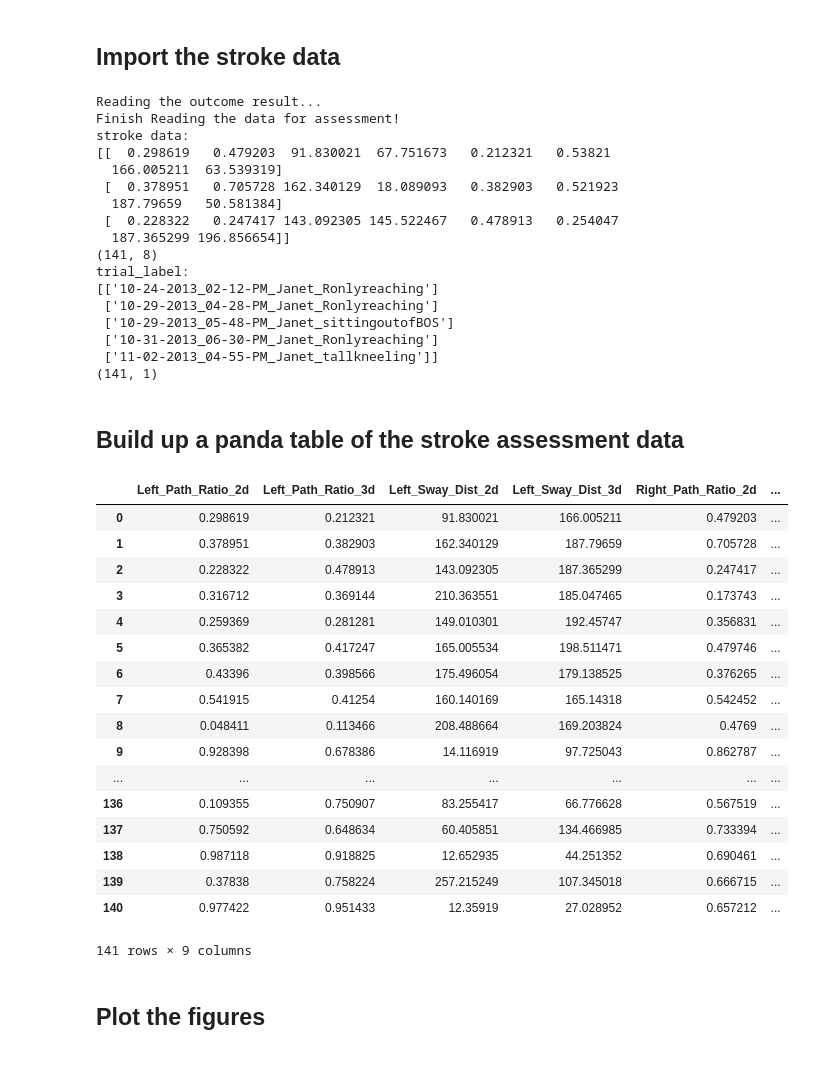
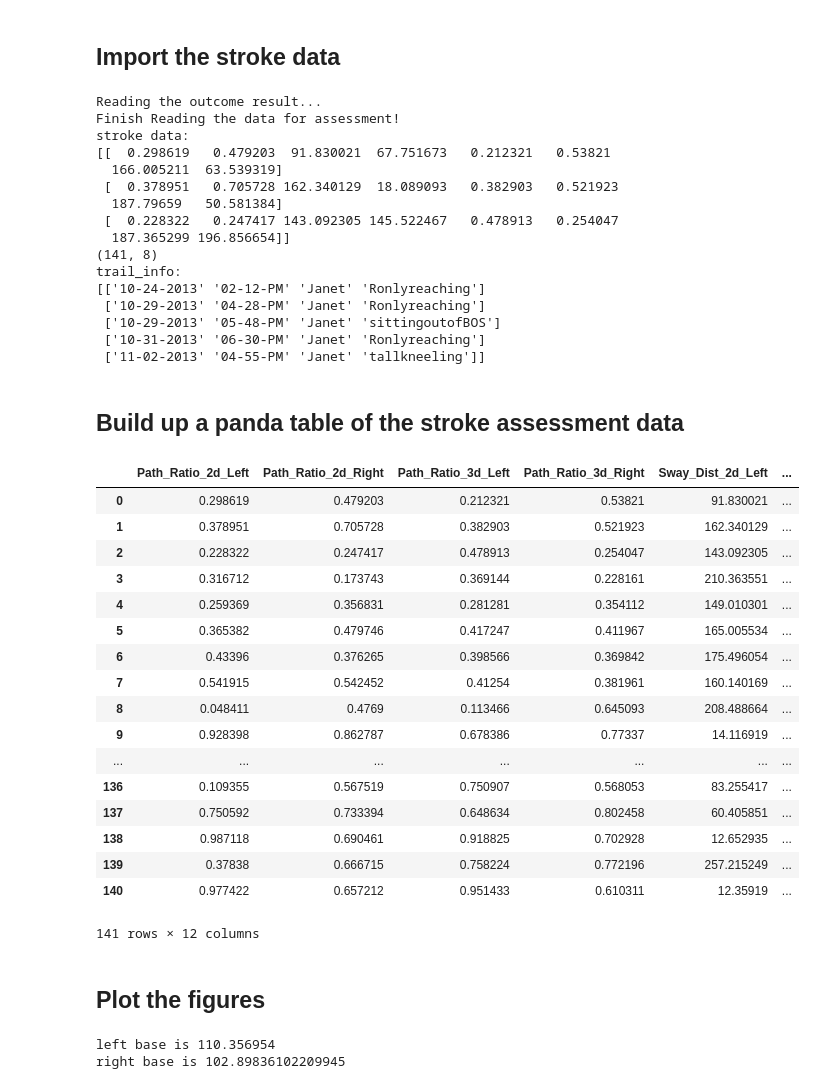
Before and after one commit to MengxuanMa2016/Data_Visualization_Python, a Jupyter notebook: Efficiency_Assessment_Results_Visualization.ipynb, the cells around one changed output. Saved outputs shown, nothing was run; the diff lists cells and outputs as text; code cells hidden in the pictures.

```diff
--- a/Efficiency_Assessment_Results_Visualization.ipynb
+++ b/Efficiency_Assessment_Results_Visualization.ipynb
@@ -55,25 +55,18 @@ KL30-ALL-efficiency_metrics012019.csv
 stroke_data_file = 'HS2-ALL-efficiency_metrics011819.csv'
 stroke_trial_file = 'HS2-ALL-trial_list011819.csv'
 healthy_data_file = 'KL30-ALL-efficiency_metrics012019.csv'
-# %%
-print("File to be imported: " + data_dir + file_name)
-data = pd.read_csv(data_dir + file_name)
-
-print("\n\nThe first 5 rows of the imported data:")
-print(data.head())
 # %% [markdown]
 ## Some functions
 # %%
-def read_trial_label(trial):
+def read_trial_info(trial):
     label = []
     with open(trial, newline='') as csvfile:
         reader = csv.reader(csvfile, delimiter=',')
         for row in reader:
             label.append(row[0])
-#     partial_label = [x[0:5] for x in label]
+    partial_label = [x.split("_") for x in label]
 
-#     return partial_label
-    return label
+    return partial_label
 # %%
 def read_joint_file(trial):
     """
@@ -121,10 +111,9 @@ print("stroke data:\n" + str(stroke_data[:3,:]))
 print(stroke_data.shape)
 
 
-trial_label = read_trial_label(path + stroke_trial_file)
-trial_label = np.reshape(np.asarray(trial_label), (-1,1)) # -1 remain that dimension to be unknown. It will be calculated automatically.
-print("trial_label: \n" + str(trial_label[:5]))
-print(trial_label.shape)
+trail_info = read_trial_info(path + stroke_trial_file)
+trail_info = np.asarray(trail_info)
+print("trail_info: \n" + str(trail_info[:5,:]))
 # %% [output]
 Reading the outcome result...
 Finish Reading the data for assessment!
@@ -136,46 +125,45 @@ stroke data:
  [  0.228322   0.247417 143.092305 145.522467   0.478913   0.254047
   187.365299 196.856654]]
 (141, 8)
-trial_label:
-[['10-24-2013_02-12-PM_Janet_Ronlyreaching']
- ['10-29-2013_04-28-PM_Janet_Ronlyreaching']
- ['10-29-2013_05-48-PM_Janet_sittingoutofBOS']
- ['10-31-2013_06-30-PM_Janet_Ronlyreaching']
- ['11-02-2013_04-55-PM_Janet_tallkneeling']]
-(141, 1)
+trail_info:
+[['10-24-2013' '02-12-PM' 'Janet' 'Ronlyreaching']
+ ['10-29-2013' '04-28-PM' 'Janet' 'Ronlyreaching']
+ ['10-29-2013' '05-48-PM' 'Janet' 'sittingoutofBOS']
+ ['10-31-2013' '06-30-PM' 'Janet' 'Ronlyreaching']
+ ['11-02-2013' '04-55-PM' 'Janet' 'tallkneeling']]
 # %% [markdown]
 ## Build up a panda table of the stroke assessment data
 # %%
-headers = ['trials', 'Left_Path_Ratio_2d',	'Right_Path_Ratio_2d',	'Left_Sway_Dist_2d',	'Right_Sway_Dist_2d',	'Left_Path_Ratio_3d',	'Right_Path_Ratio_3d',	'Left_Sway_Dist_3d', 'Right_Sway_Dist_3d']
+headers = ['_Date','_Time','_Player','_Type', 'Path_Ratio_2d_Left',	'Path_Ratio_2d_Right',	'Sway_Dist_2d_Left',	'Sway_Dist_2d_Right',	'Path_Ratio_3d_Left',	'Path_Ratio_3d_Right',	'Sway_Dist_3d_Left', 'Sway_Dist_3d_Right']
 
-stroke_trial_data = np.concatenate((trial_label, stroke_data), axis=1)
+stroke_trial_data = np.concatenate((trail_info, stroke_data), axis=1)
 # print("trial with data: \n" + str(stroke_trial_data[:3,0:3]))
 
 stroke_trial_data_dict = dict(zip(headers, stroke_trial_data.T))
 
 stroke_df = pd.DataFrame(stroke_trial_data_dict)
 # # print(stroke_df.head())
 
 display(stroke_df)
 # %% [output]
-|  | Left_Path_Ratio_2d | Left_Path_Ratio_3d | Left_Sway_Dist_2d | Left_Sway_Dist_3d | Right_Path_Ratio_2d | ... |
-| 0 | 0.298619 | 0.212321 | 91.830021 | 166.005211 | 0.479203 | ... |
-| 1 | 0.378951 | 0.382903 | 162.340129 | 187.79659 | 0.705728 | ... |
-| 2 | 0.228322 | 0.478913 | 143.092305 | 187.365299 | 0.247417 | ... |
-| 3 | 0.316712 | 0.369144 | 210.363551 | 185.047465 | 0.173743 | ... |
-| 4 | 0.259369 | 0.281281 | 149.010301 | 192.45747 | 0.356831 | ... |
-| 5 | 0.365382 | 0.417247 | 165.005534 | 198.511471 | 0.479746 | ... |
-| 6 | 0.43396 | 0.398566 | 175.496054 | 179.138525 | 0.376265 | ... |
-| 7 | 0.541915 | 0.41254 | 160.140169 | 165.14318 | 0.542452 | ... |
-| 8 | 0.048411 | 0.113466 | 208.488664 | 169.203824 | 0.4769 | ... |
-| 9 | 0.928398 | 0.678386 | 14.116919 | 97.725043 | 0.862787 | ... |
+|  | Path_Ratio_2d_Left | Path_Ratio_2d_Right | Path_Ratio_3d_Left | Path_Ratio_3d_Right | Sway_Dist_2d_Left | ... |
+| 0 | 0.298619 | 0.479203 | 0.212321 | 0.53821 | 91.830021 | ... |
+| 1 | 0.378951 | 0.705728 | 0.382903 | 0.521923 | 162.340129 | ... |
+| 2 | 0.228322 | 0.247417 | 0.478913 | 0.254047 | 143.092305 | ... |
+| 3 | 0.316712 | 0.173743 | 0.369144 | 0.228161 | 210.363551 | ... |
+| 4 | 0.259369 | 0.356831 | 0.281281 | 0.354112 | 149.010301 | ... |
+| 5 | 0.365382 | 0.479746 | 0.417247 | 0.411967 | 165.005534 | ... |
+| 6 | 0.43396 | 0.376265 | 0.398566 | 0.369842 | 175.496054 | ... |
+| 7 | 0.541915 | 0.542452 | 0.41254 | 0.381961 | 160.140169 | ... |
+| 8 | 0.048411 | 0.4769 | 0.113466 | 0.645093 | 208.488664 | ... |
+| 9 | 0.928398 | 0.862787 | 0.678386 | 0.77337 | 14.116919 | ... |
 | ... | ... | ... | ... | ... | ... | ... |
-| 136 | 0.109355 | 0.750907 | 83.255417 | 66.776628 | 0.567519 | ... |
-| 137 | 0.750592 | 0.648634 | 60.405851 | 134.466985 | 0.733394 | ... |
-| 138 | 0.987118 | 0.918825 | 12.652935 | 44.251352 | 0.690461 | ... |
-| 139 | 0.37838 | 0.758224 | 257.215249 | 107.345018 | 0.666715 | ... |
-| 140 | 0.977422 | 0.951433 | 12.35919 | 27.028952 | 0.657212 | ... |
+| 136 | 0.109355 | 0.567519 | 0.750907 | 0.568053 | 83.255417 | ... |
+| 137 | 0.750592 | 0.733394 | 0.648634 | 0.802458 | 60.405851 | ... |
+| 138 | 0.987118 | 0.690461 | 0.918825 | 0.702928 | 12.652935 | ... |
+| 139 | 0.37838 | 0.666715 | 0.758224 | 0.772196 | 257.215249 | ... |
+| 140 | 0.977422 | 0.657212 | 0.951433 | 0.610311 | 12.35919 | ... |
-141 rows × 9 columns
+141 rows × 12 columns
 # %% [markdown]
 ## Plot the figures
 # %%
@@ -190,6 +178,9 @@ print("left base is " + str(healthy_left_average))
 healthy_right = healthy_data[:,7]
 healthy_right_average = np.average(healthy_right)
 print("right base is " + str(healthy_right_average))
+# %% [output]
+left base is 110.356954
+right base is 102.89836102209945
 # %%
 """sns log plot"""
 # pandas data frame
```
Also changed, not shown: parts of 2 cells of this notebook.
